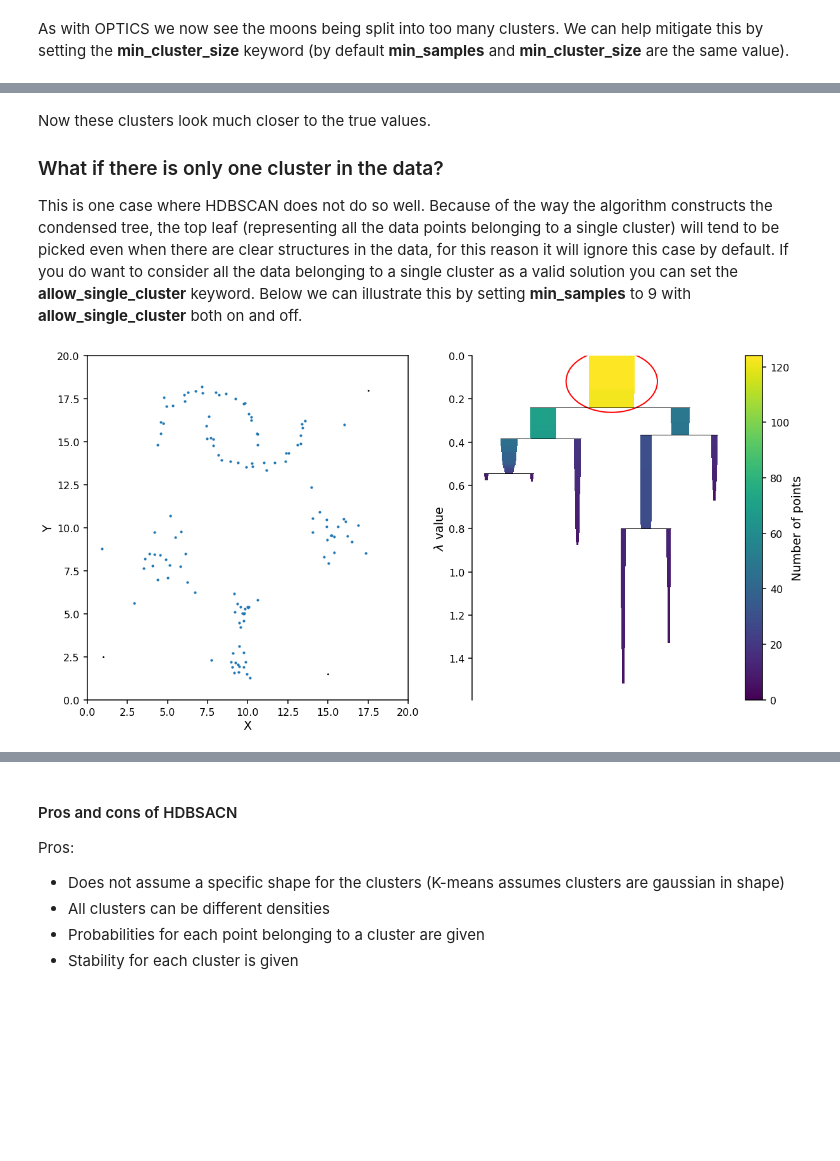
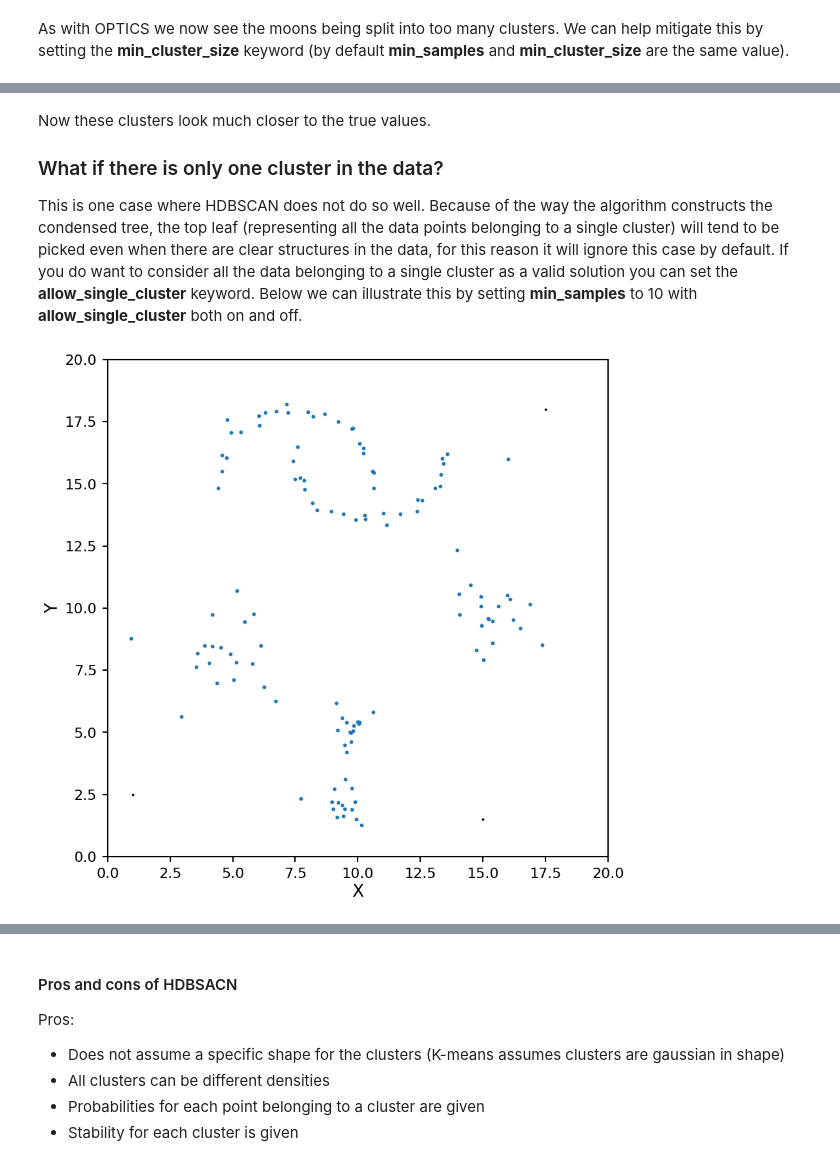
Before and after one commit to zooniverse/aggregation-for-caesar, a Jupyter notebook: docs/source/How_Clustering_Works.ipynb, the cells around one changed output, grey strips where cells are left out. Drawn from its saved outputs; the diff is of its cells as text; code cells hidden in the pictures; blank space fills up the shorter version.

```diff
--- a/docs/source/How_Clustering_Works.ipynb
+++ b/docs/source/How_Clustering_Works.ipynb
@@ -487,5 +487,5 @@ def plot_hdbscan(db, X):
 # %%
-hdb = hdbscan.HDBSCAN(min_samples=5, gen_min_span_tree=True)
+hdb = HDBSCAN(min_samples=5)
 hdb.fit(X)
 
 plot_hdbscan(hdb, X)
@@ -494,7 +494,7 @@ plot_hdbscan(hdb, X)
 # %% [markdown]
 HDBSCAN was able to find the blobs easy enough, but the two moons are being seen as a single cluster.  Let's try a different **min_samples**.
 # %%
-hdb = hdbscan.HDBSCAN(min_samples=7, gen_min_span_tree=True)
+hdb = HDBSCAN(min_samples=7)
 hdb.fit(X)
 
 plot_hdbscan(hdb, X)
@@ -503,7 +503,7 @@ plot_hdbscan(hdb, X)
 # %% [markdown]
 Aside from changing the order of the clusters labels, the clusters are identical.  This shows one of one of the limitations of selecting clusters using eom, it tends to find larger clusters.  If you need a larger number of clusters you can change the **cluster_selection_method** keyword from "eom" to "leaf".
 # %%
-hdb = hdbscan.HDBSCAN(min_samples=6, cluster_selection_method="leaf", gen_min_span_tree=True)
+hdb = HDBSCAN(min_samples=6, cluster_selection_method="leaf")
 hdb.fit(X)
 
 plot_hdbscan(hdb, X)
@@ -512,7 +512,7 @@ plot_hdbscan(hdb, X)
 # %% [markdown]
 As with OPTICS we now see the moons being split into too many clusters.  We can help mitigate this by setting the **min_cluster_size** keyword (by default **min_samples** and **min_cluster_size** are the same value).
 # %%
-hdb = hdbscan.HDBSCAN(min_samples=4, min_cluster_size=7, cluster_selection_method="leaf", gen_min_span_tree=True)
+hdb = HDBSCAN(min_samples=4, min_cluster_size=8, cluster_selection_method="leaf")
 hdb.fit(X)
 
 plot_hdbscan(hdb, X)
@@ -523,13 +523,12 @@ Now these clusters look much closer to the true values.
 
 ### What if there is only one cluster in the data?
 
-This is one case where HDBSCAN does not do so well.  Because of the way the algorithm constructs the condensed tree, the top leaf (representing all the data points belonging to a single cluster) will tend to be picked even when there are clear structures in the data, for this reason it will ignore this case by default.  If you do want to consider all the data belonging to a single cluster as a valid solution you can set the **allow_single_cluster** keyword.  Below we can illustrate this by setting **min_samples** to 9 with **allow_single_cluster** both on and off.
+This is one case where HDBSCAN does not do so well.  Because of the way the algorithm constructs the condensed tree, the top leaf (representing all the data points belonging to a single cluster) will tend to be picked even when there are clear structures in the data, for this reason it will ignore this case by default.  If you do want to consider all the data belonging to a single cluster as a valid solution you can set the **allow_single_cluster** keyword.  Below we can illustrate this by setting **min_samples** to 10 with **allow_single_cluster** both on and off.
 # %%
-hdb = hdbscan.HDBSCAN(min_samples=9, gen_min_span_tree=True, allow_single_cluster=True)
+hdb = HDBSCAN(min_samples=10, allow_single_cluster=True)
 hdb.fit(X)
 
-
 plot_hdbscan(hdb, X)
 # %% [output]
-[figure, old version]
+[figure, new version]
 # %%
```
Also changed, not shown: parts of 21 cells of this notebook, 3 other files.
